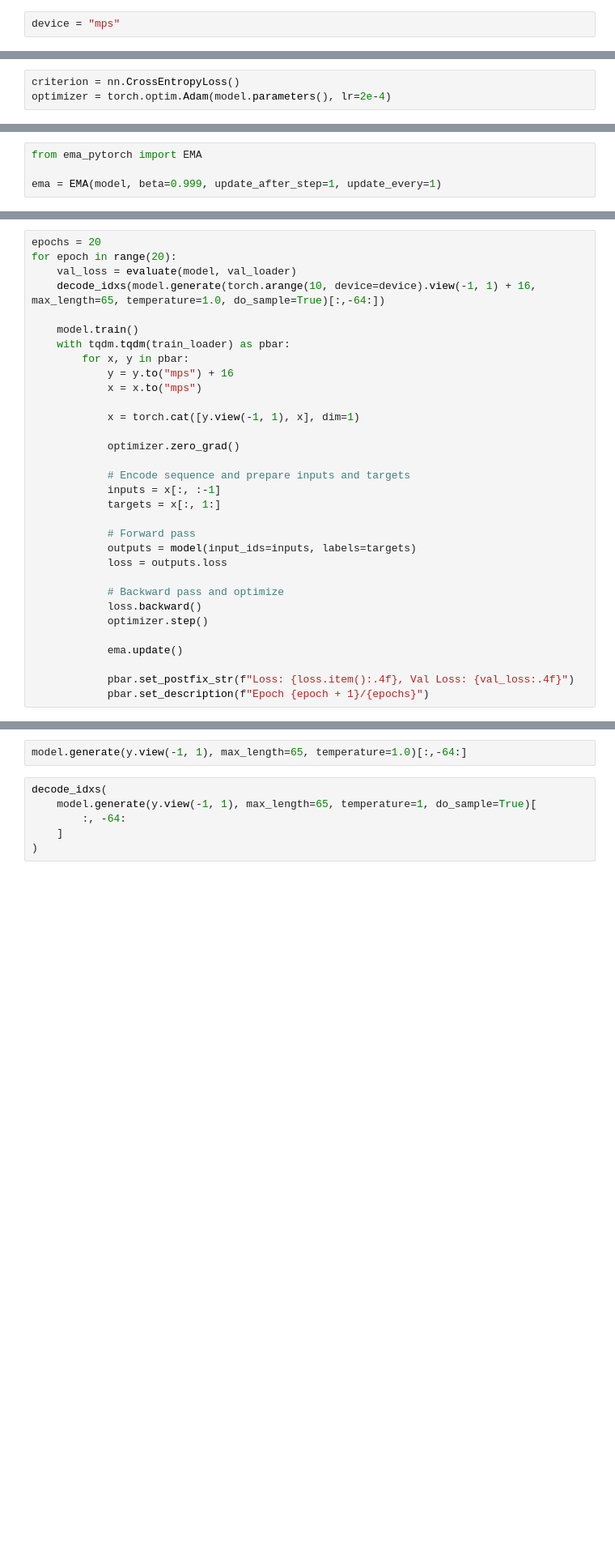
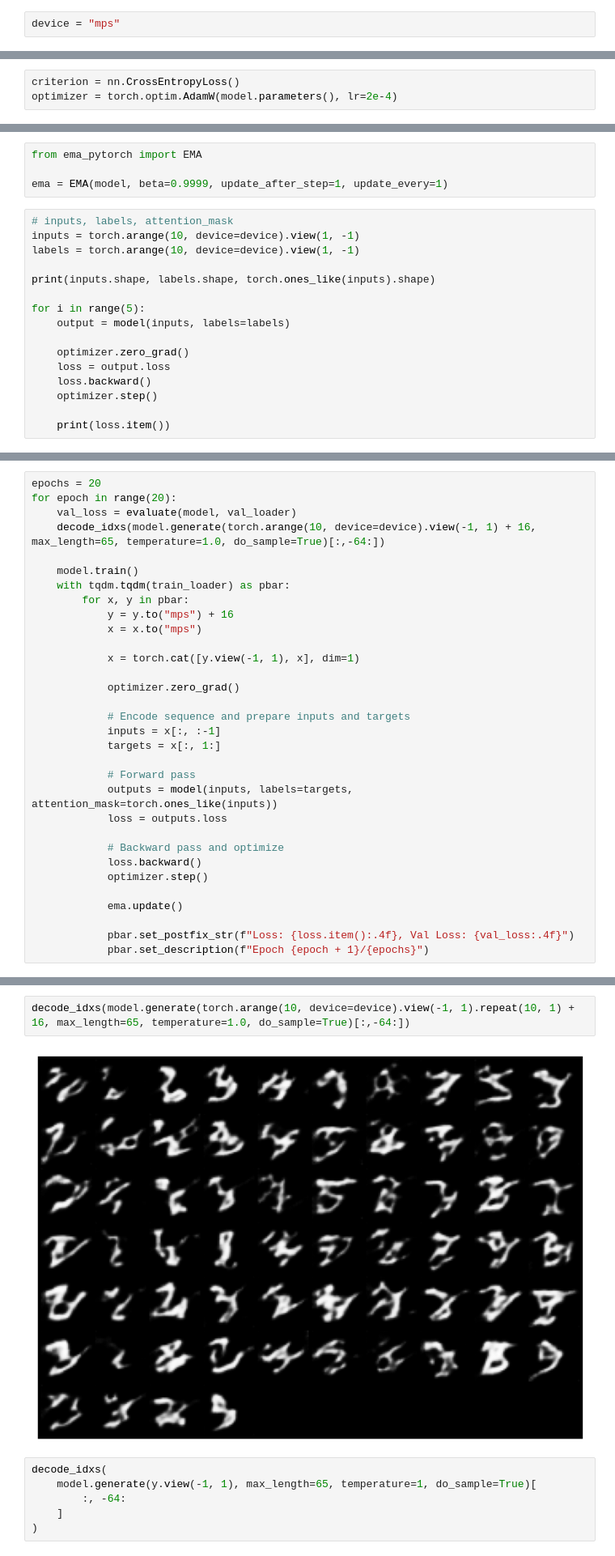
Before and after one commit to karanravindra/nn-zoo, a Jupyter notebook: blog/10-vqvae/taming.ipynb, the cells around one changed output, grey strips where cells are left out. Shown at 81% size. Saved outputs shown, nothing was run; the diff lists cells and outputs as text; blank space fills up the shorter version.

```diff
--- a/blog/10-vqvae/taming.ipynb
+++ b/blog/10-vqvae/taming.ipynb
@@ -642,6 +640,6 @@ print(f"Model has {model.num_parameters():,} parameters")
 # %%
 criterion = nn.CrossEntropyLoss()
-optimizer = torch.optim.Adam(model.parameters(), lr=2e-4)
+optimizer = torch.optim.AdamW(model.parameters(), lr=2e-4)
 # %%
 import matplotlib.pyplot as plt
 @torch.no_grad()
@@ -681,4 +682,20 @@ def evaluate(model, loader):
 # %%
 from ema_pytorch import EMA
 
-ema = EMA(model, beta=0.999, update_after_step=1, update_every=1)
+ema = EMA(model, beta=0.9999, update_after_step=1, update_every=1)
+# %%
+# inputs, labels, attention_mask
+inputs = torch.arange(10, device=device).view(1, -1)
+labels = torch.arange(10, device=device).view(1, -1)
+
+print(inputs.shape, labels.shape, torch.ones_like(inputs).shape)
+
+for i in range(5):
+    output = model(inputs, labels=labels)
+
+    optimizer.zero_grad()
+    loss = output.loss
+    loss.backward()
+    optimizer.step()
+
+    print(loss.item())
@@ -703,7 +731,7 @@ for epoch in range(20):
             targets = x[:, 1:]
 
             # Forward pass
-            outputs = model(input_ids=inputs, labels=targets)
+            outputs = model(inputs, labels=targets, attention_mask=torch.ones_like(inputs))
             loss = outputs.loss
 
             # Backward pass and optimize
@@ -717,5 +747,7 @@ for epoch in range(20):
 # %%
-model.generate(y.view(-1, 1), max_length=65, temperature=1.0)[:,-64:]
+decode_idxs(model.generate(torch.arange(10, device=device).view(-1, 1).repeat(10, 1) + 16, max_length=65, temperature=1.0, do_sample=True)[:,-64:])
+# %% [output]
+[figure, added]
 # %%
 decode_idxs(
     model.generate(y.view(-1, 1), max_length=65, temperature=1, do_sample=True)[
```
Also changed, not shown: parts of 8 cells of this notebook, 29 other files.
